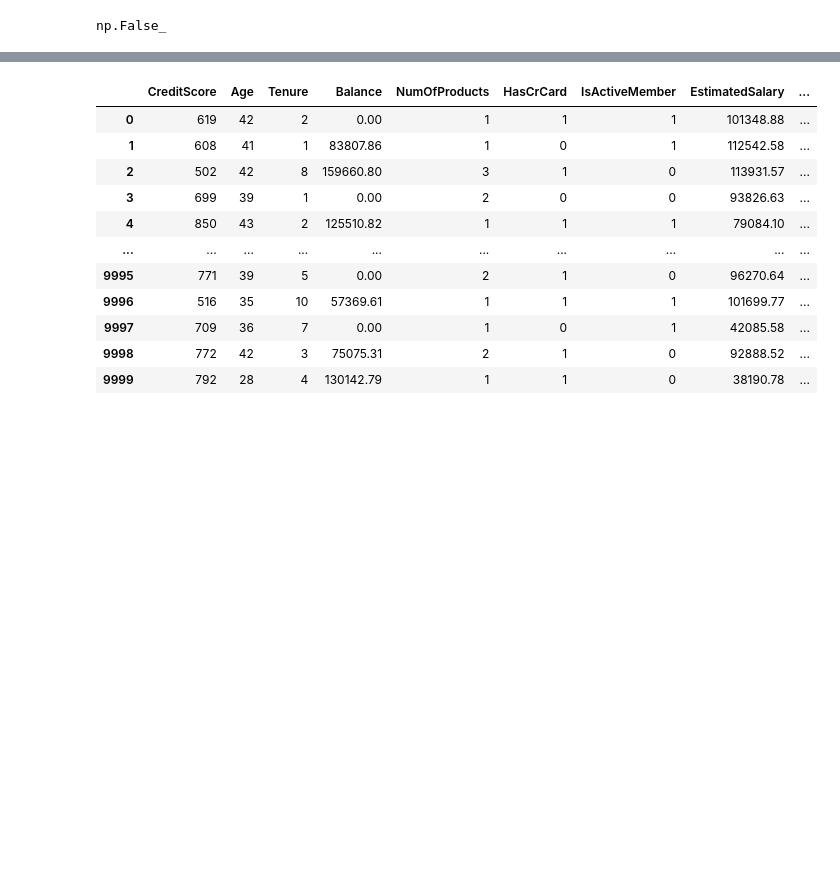
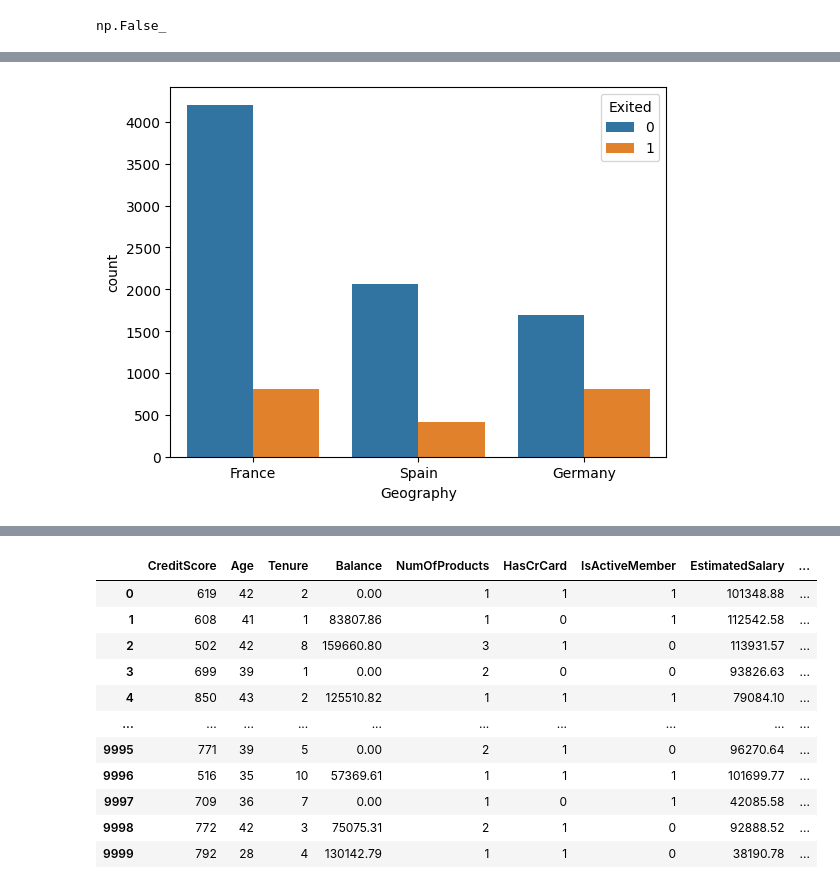
Before and after one commit to sumitkudale21/customer_churn_prediction, a Jupyter notebook: model.ipynb, the cells around one changed output, grey strips where cells are left out. Saved outputs shown, nothing was run; the diff lists cells and outputs as text; code cells hidden in the pictures; blank space fills up the shorter version.

```diff
--- a/model.ipynb
+++ b/model.ipynb
@@ -122,0 +199,5 @@ REMOVING UNIMPORANTANT FEATURES
+# %%
+sns.countplot(data=df, x='Geography', hue='Exited')
+plt.show()
+# %% [output]
+[figure, added]
```
Also changed, not shown: parts of 112 cells of this notebook, 6 other files.
